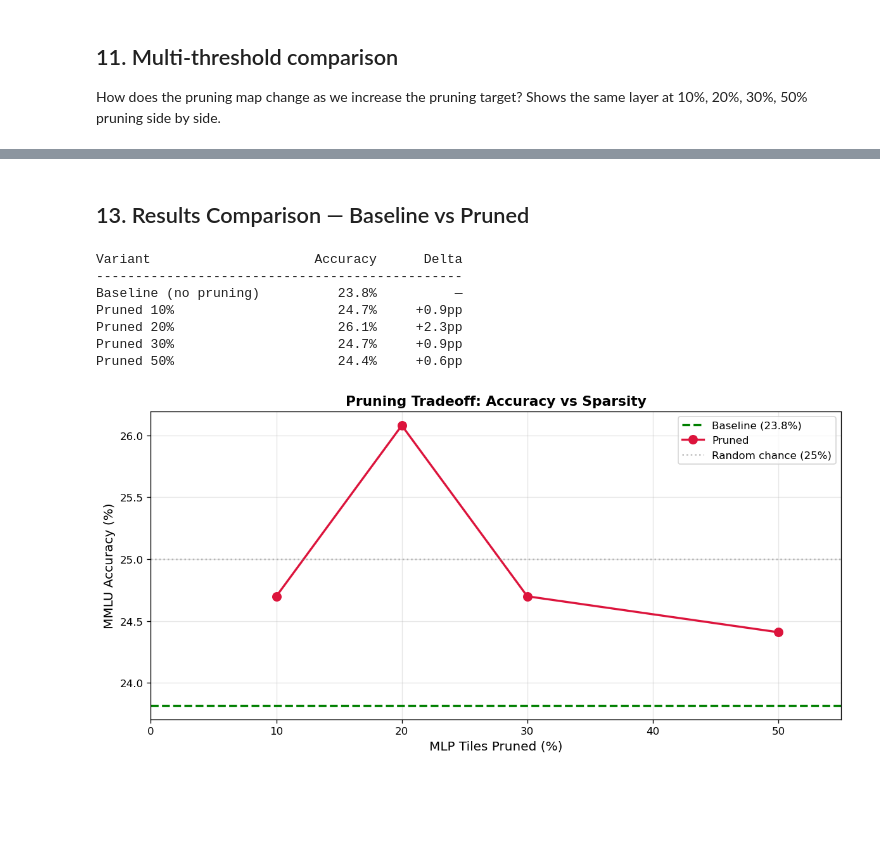
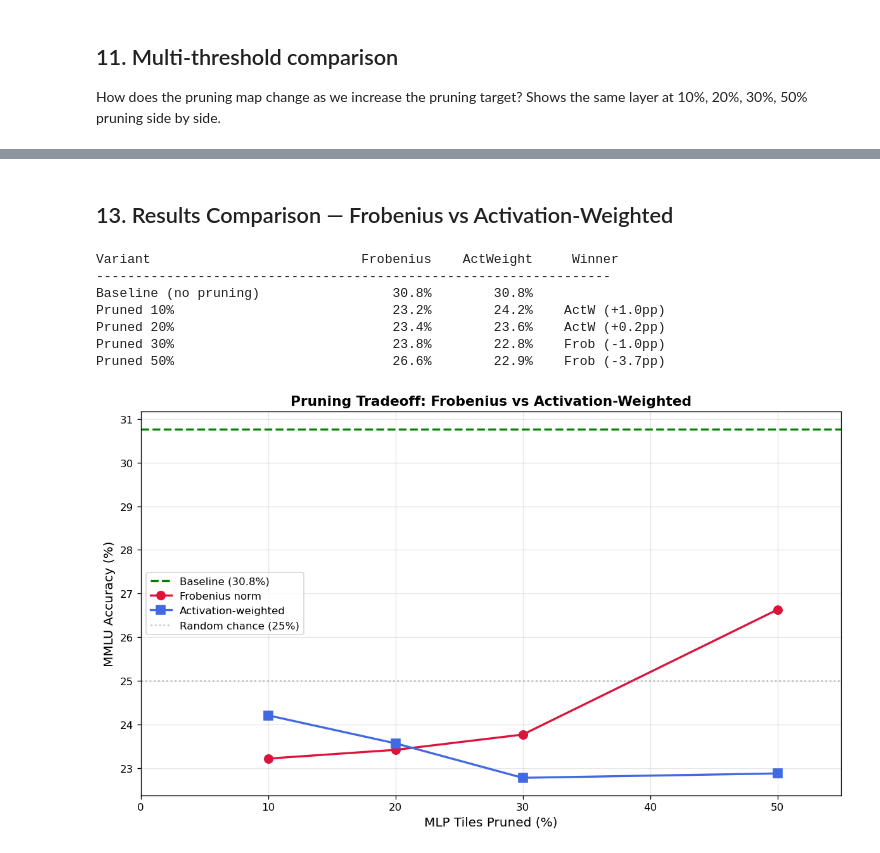
Before and after one commit to chris-redfield/brain-damage, a Jupyter notebook: visualize_importance.ipynb, the cells around one changed output, grey strips where cells are left out. Saved outputs shown, nothing was run; the diff lists cells and outputs as text; code cells hidden in the pictures; blank space fills up the shorter version.

Commit message:
update experiment with new parameters

```diff
--- a/visualize_importance.ipynb
+++ b/visualize_importance.ipynb
@@ -525,8 +707,8 @@ Pick any layer/component and see the full tile grid at high resolution. Useful f
 # %%
 # ---- CONFIGURE: pick a layer and MLP component to zoom into ----
 ZOOM_LAYER = n_layers // 2
-mlp_comps = get_mlp_components(ZOOM_LAYER)
-mlp_comps_n = get_mlp_components_norm(ZOOM_LAYER)
+mlp_comps = get_mlp_actw(ZOOM_LAYER)
+mlp_comps_n = get_mlp_actw_norm(ZOOM_LAYER)
 ZOOM_COMP = list(mlp_comps.keys())[0]
 # ----------------------------------------------------------------
 
@@ -537,7 +719,7 @@ prune_mask = norm_map < threshold
 fig, axes = plt.subplots(1, 3, figsize=(18, 6))
 
 im = axes[0].imshow(imp_map, aspect="auto", cmap="inferno", interpolation="nearest")
-axes[0].set_title("Tile Importance (raw)")
+axes[0].set_title("Tile Importance (activation-weighted)")
 fig.colorbar(im, ax=axes[0], shrink=0.7)
 
 axes[1].imshow(prune_mask.astype(float), aspect="auto", cmap="RdYlGn", interpolation="nearest", vmin=0, vmax=1)
@@ -584,8 +766,8 @@ plt.show()
 How does the pruning map change as we increase the pruning target? Shows the same layer at 10%, 20%, 30%, 50% pruning side by side.
 # %%
 COMPARE_LAYER = n_layers // 2
-mlp_comps = get_mlp_components(COMPARE_LAYER)
-mlp_comps_n = get_mlp_components_norm(COMPARE_LAYER)
+mlp_comps = get_mlp_actw(COMPARE_LAYER)
+mlp_comps_n = get_mlp_actw_norm(COMPARE_LAYER)
 COMPARE_COMP = max(mlp_comps.keys(), key=lambda c: mlp_comps[c].size)
 
 raw_map = mlp_comps[COMPARE_COMP]
@@ -595,7 +777,7 @@ ratios = [0.10, 0.20, 0.30, 0.50]
 fig, axes = plt.subplots(1, len(ratios), figsize=(5 * len(ratios), 5))
 
 for ax, ratio in zip(axes, ratios):
-    thresh = compute_global_threshold(importance_maps_mlp_norm, ratio)
+    thresh = compute_global_threshold(importance_maps_actw_norm, ratio)
     mask = norm_map < thresh
 
     ax.imshow(raw_map, aspect="auto", cmap="inferno", interpolation="nearest")
@@ -607,7 +789,7 @@ for ax, ratio in zip(axes, ratios):
     ax.set_xlabel("Input tiles")
     ax.set_ylabel("Output tiles")
 
-fig.suptitle(f"Layer {COMPARE_LAYER} / {COMPARE_COMP} (MLP) — Pruning at Different Targets",
+fig.suptitle(f"Layer {COMPARE_LAYER} / {COMPARE_COMP} (MLP) — Activation-Weighted Pruning",
              fontsize=12, fontweight="bold")
 plt.tight_layout()
 plt.show()
@@ -837,46 +1111,49 @@ All evaluations complete.
 # %% [markdown]
-## 13. Results Comparison — Baseline vs Pruned
+## 13. Results Comparison — Frobenius vs Activation-Weighted
 # %%
-# Summary comparison table and tradeoff curve
-ratios_tested = sorted(all_experiment_results.keys())
-pruned_accs = [all_experiment_results[r]["overall"]["accuracy"] for r in ratios_tested]
+# --- Comparison table ---
+print(f"{'Variant':<30s} {'Frobenius':>12s} {'ActWeight':>12s} {'Winner':>10s}")
+print("-" * 66)
+if baseline_acc is not None:
+    print(f"{'Baseline (no pruning)':<30s} {baseline_acc*100:>11.1f}% {baseline_acc*100:>11.1f}%")
 
-print(f"{'Variant':<25s} {'Accuracy':>10s} {'Delta':>10s}")
-print("-" * 47)
-if baseline_acc is not None:
-    print(f"{'Baseline (no pruning)':<25s} {baseline_acc*100:>9.1f}% {'—':>10s}")
-for ratio, acc in zip(ratios_tested, pruned_accs):
-    delta = (acc - baseline_acc) * 100 if baseline_acc else 0
-    sign = "+" if delta >= 0 else ""
-    print(f"{'Pruned ' + str(int(ratio*100)) + '%':<25s} {acc*100:>9.1f}% {sign + f'{delta:.1f}pp':>10s}")
+for ratio in EVAL_RATIOS:
+    frob_acc = all_results[("frobenius", ratio)]["overall"]["accuracy"]
+    actw_acc = all_results[("actw", ratio)]["overall"]["accuracy"]
+    winner = "ActW" if actw_acc > frob_acc else ("Frob" if frob_acc > actw_acc else "Tie")
+    diff = (actw_acc - frob_acc) * 100
+    print(f"{'Pruned ' + str(int(ratio*100)) + '%':<30s} {frob_acc*100:>11.1f}% {actw_acc*100:>11.1f}%   {winner:>5s} ({diff:+.1f}pp)")
 
-# Tradeoff curve
-fig, ax = plt.subplots(figsize=(10, 5))
+# --- Tradeoff curves ---
+fig, ax = plt.subplots(figsize=(10, 6))
 
 if baseline_acc is not None:
     ax.axhline(baseline_acc * 100, color="green", linestyle="--", linewidth=2,
                label=f"Baseline ({baseline_acc*100:.1f}%)")
 
-ax.plot([r * 100 for r in ratios_tested], [a * 100 for a in pruned_accs],
-        "o-", color="crimson", linewidth=2, markersize=8, label="Pruned")
+frob_accs = [all_results[("frobenius", r)]["overall"]["accuracy"] * 100 for r in EVAL_RATIOS]
+actw_accs = [all_results[("actw", r)]["overall"]["accuracy"] * 100 for r in EVAL_RATIOS]
+x_vals = [r * 100 for r in EVAL_RATIOS]
 
-# Random chance line (25% for 4-choice MMLU)
+ax.plot(x_vals, frob_accs, "o-", color="crimson", linewidth=2, markersize=8, label="Frobenius norm")
+ax.plot(x_vals, actw_accs, "s-", color="royalblue", linewidth=2, markersize=8, label="Activation-weighted")
+
 ax.axhline(25.0, color="gray", linestyle=":", alpha=0.5, label="Random chance (25%)")
 
 ax.set_xlabel("MLP Tiles Pruned (%)", fontsize=12)
 ax.set_ylabel("MMLU Accuracy (%)", fontsize=12)
-ax.set_title("Pruning Tradeoff: Accuracy vs Sparsity", fontweight="bold", fontsize=13)
-ax.legend()
+ax.set_title("Pruning Tradeoff: Frobenius vs Activation-Weighted", fontweight="bold", fontsize=13)
+ax.legend(fontsize=10)
 ax.set_xlim(0, 55)
 ax.grid(True, alpha=0.3)
 plt.tight_layout()
 plt.show()
 # %% [output]
-Variant                     Accuracy      Delta
------------------------------------------------
-Baseline (no pruning)          23.8%          —
-Pruned 10%                     24.7%     +0.9pp
-Pruned 20%                     26.1%     +2.3pp
-Pruned 30%                     24.7%     +0.9pp
-Pruned 50%                     24.4%     +0.6pp
+Variant                           Frobenius    ActWeight     Winner
+------------------------------------------------------------------
+Baseline (no pruning)                 30.8%        30.8%
+Pruned 10%                            23.2%        24.2%    ActW (+1.0pp)
+Pruned 20%                            23.4%        23.6%    ActW (+0.2pp)
+Pruned 30%                            23.8%        22.8%    Frob (-1.0pp)
+Pruned 50%                            26.6%        22.9%    Frob (-3.7pp)
-[figure, old version]
+[figure, new version]
```
Also changed, not shown: parts of 23 cells of this notebook, 15 other files.
